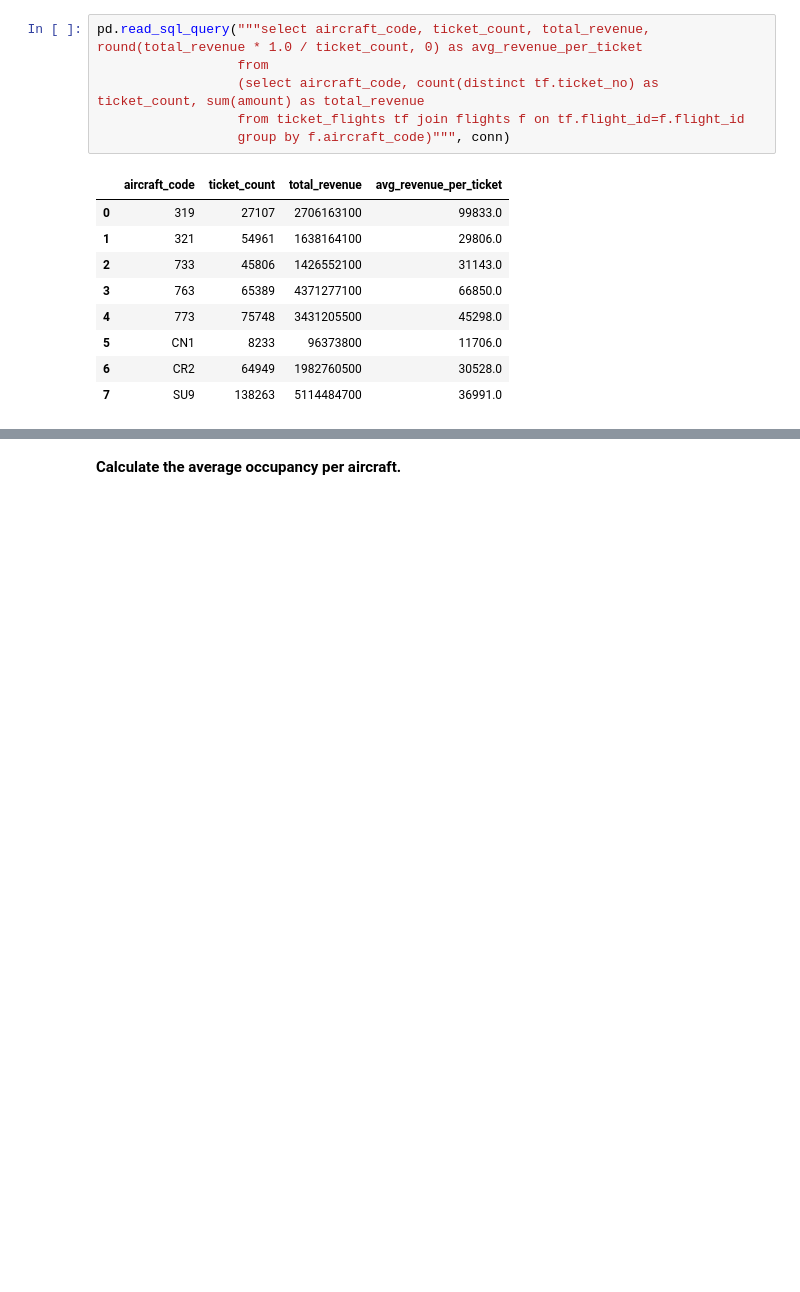
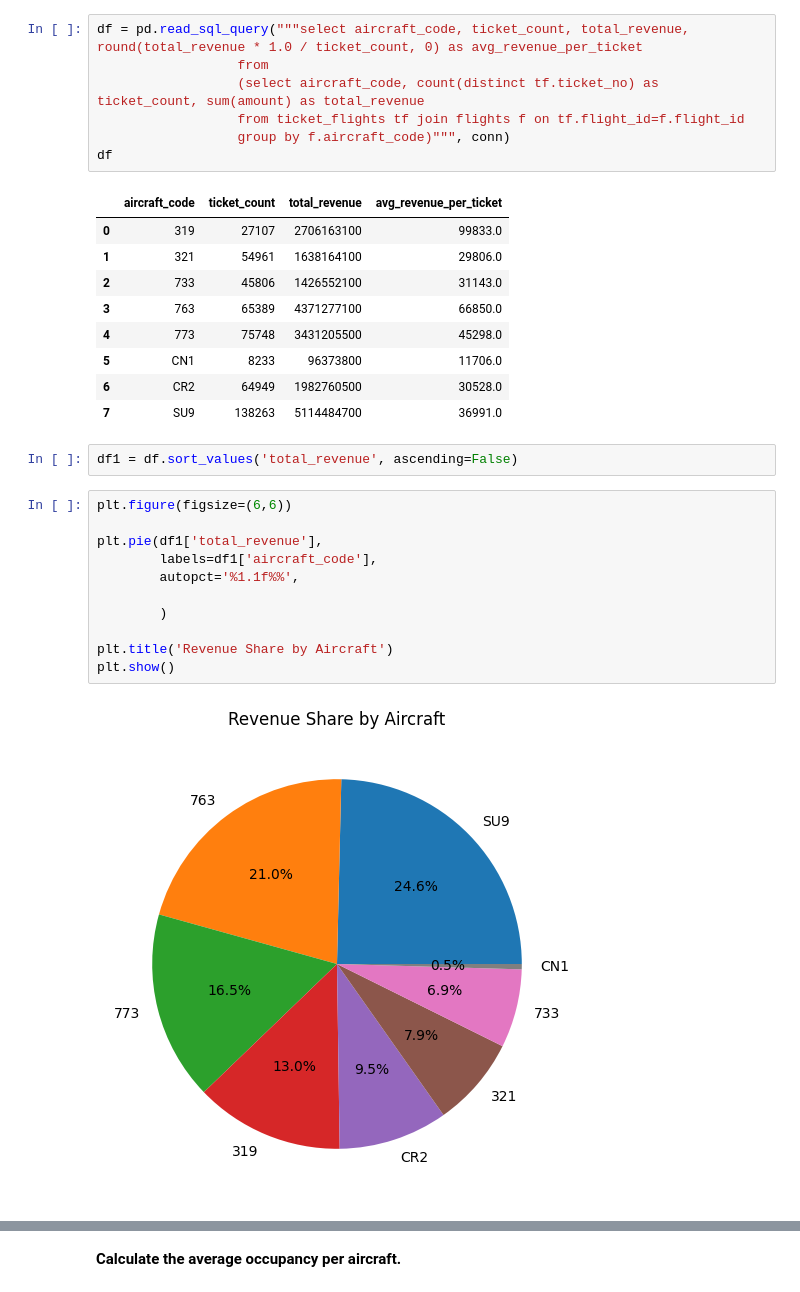
Before and after one commit to rishav197/Airline-Data-Analysis, a Jupyter notebook: Airline_Data_Analysis.ipynb, the cells around one changed output, grey strips where cells are left out. Drawn from its saved outputs; the diff is of its cells as text; blank space fills up the shorter version.

```diff
--- a/Airline_Data_Analysis.ipynb
+++ b/Airline_Data_Analysis.ipynb
@@ -250,11 +250,12 @@ plt.show()
 # %% [markdown]
 **For each aircraft, calculate the total revenue and the average revenue per ticket.**
 # %%
-pd.read_sql_query("""select aircraft_code, ticket_count, total_revenue, round(total_revenue * 1.0 / ticket_count, 0) as avg_revenue_per_ticket
+df = pd.read_sql_query("""select aircraft_code, ticket_count, total_revenue, round(total_revenue * 1.0 / ticket_count, 0) as avg_revenue_per_ticket
                   from
                   (select aircraft_code, count(distinct tf.ticket_no) as ticket_count, sum(amount) as total_revenue
                   from ticket_flights tf join flights f on tf.flight_id=f.flight_id
                   group by f.aircraft_code)""", conn)
+df
 # %% [output]
 |  | aircraft_code | ticket_count | total_revenue | avg_revenue_per_ticket |
 | 0 | 319 | 27107 | 2706163100 | 99833.0 |
@@ -265,3 +266,18 @@ pd.read_sql_query("""select aircraft_code, ticket_count, total_revenue, round(to
 | 5 | CN1 | 8233 | 96373800 | 11706.0 |
 | 6 | CR2 | 64949 | 1982760500 | 30528.0 |
 | 7 | SU9 | 138263 | 5114484700 | 36991.0 |
+# %%
+df1 = df.sort_values('total_revenue', ascending=False)
+# %%
+plt.figure(figsize=(6,6))
+
+plt.pie(df1['total_revenue'],
+        labels=df1['aircraft_code'],
+        autopct='%1.1f%%',
+
+        )
+
+plt.title('Revenue Share by Aircraft')
+plt.show()
+# %% [output]
+[figure, added]
```
Also changed, not shown: parts of 3 cells of this notebook.
